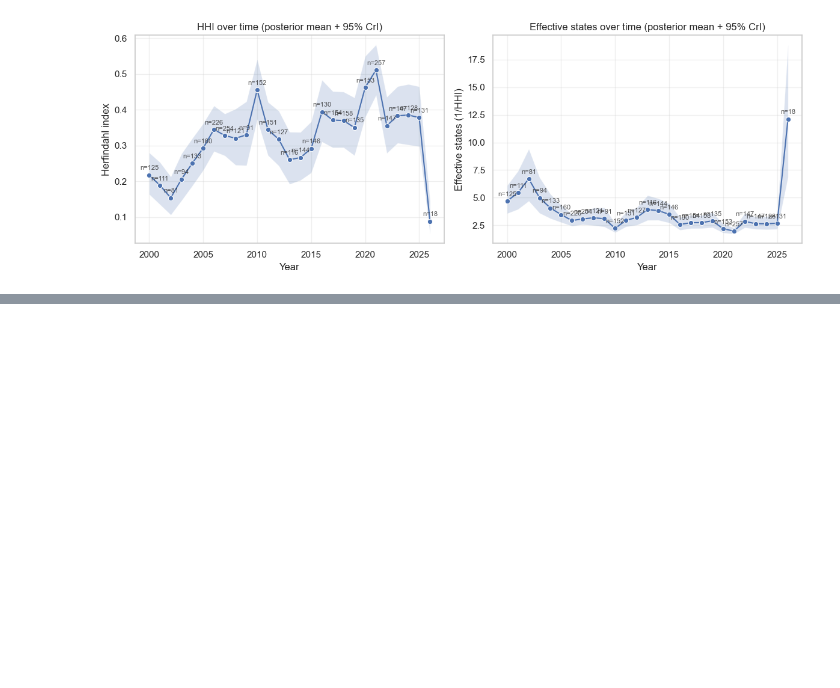
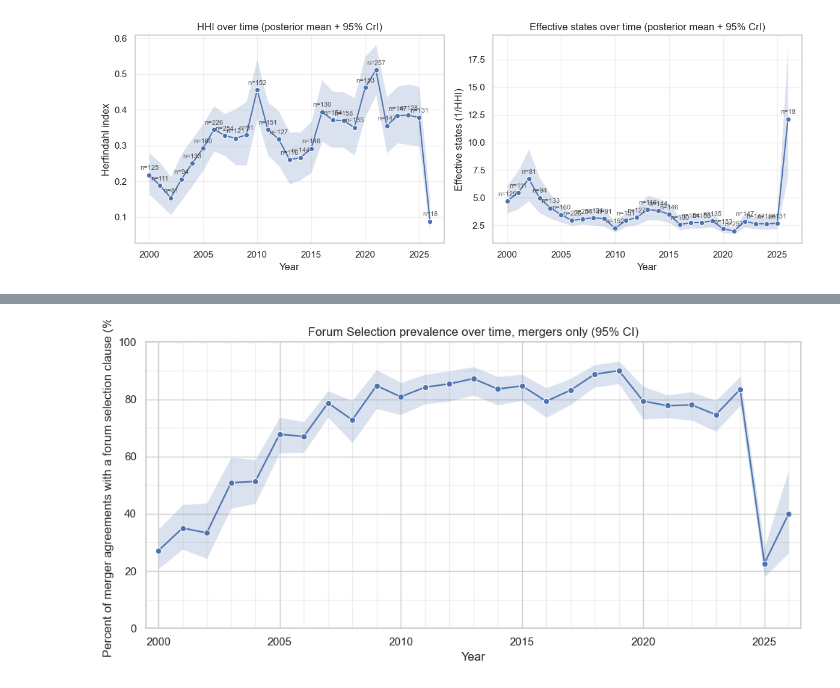
Before and after one commit to PlatosTwin/pandects-app, a Jupyter notebook: examples/pandects_api_governing_law.ipynb, the cells around one changed output, grey strips where cells are left out. Cells and saved outputs as stored; diff of their text form; code cells hidden in the pictures; blank space fills up the shorter version.

```diff
--- a/examples/pandects_api_governing_law.ipynb
+++ b/examples/pandects_api_governing_law.ipynb
@@ -1422,0 +1496,18 @@ plt.show()
+# %%
+# Expand requested metadata into top-level columns
+df = df.join(pd.json_normalize(df["metadata"]))
+# %%
+# Map deal type codes to display labels
+deal_type_map = {
+    "merger": "Merger",
+    "stock_acquisition": "Stock acquisition",
+    "asset_acquisition": "Asset acquisition",
+    "membership_interest_purchase": "Membership interest",
+    "tender_offer": "Tender offer",
+}
+
+df['deal_type'] = df['deal_type'].map(deal_type_map)
+# %%
+print(df.shape)
+df = df.drop_duplicates(subset='agreement_uuid', keep=False)
+df.shape
@@ -1422,0 +1615,62 @@ plt.show()
+# %%
+forum_clause_presence_df = (
+    df.query('deal_type == "Merger"')
+      .dropna(subset=["agreement_uuid", "year"])
+      .assign(year=lambda d: d["year"].astype(int))
+      .loc[:, ["agreement_uuid", "year"]]
+      .assign(has_forum_clause=1)
+)
+
+yearly_totals = (
+    merger_agreements_df.groupby("year", as_index=False)
+                       .agg(n_agreements=("agreement_uuid", "size"))
+)
+
+yearly_with_clause = (
+    forum_clause_presence_df.groupby("year", as_index=False)
+                           .agg(k=("has_forum_clause", "sum"))
+)
+
+forum_prevalence_df = (
+    yearly_totals.merge(yearly_with_clause, on="year", how="left")
+                 .fillna({"k": 0})
+                 .assign(k=lambda d: d["k"].astype(int))
+                 .sort_values("year")
+)
+
+lo, hi = wilson_ci(forum_prevalence_df["k"], forum_prevalence_df["n_agreements"])
+forum_prevalence_df["pct"] = (forum_prevalence_df["k"] / forum_prevalence_df["n_agreements"]) * 100
+forum_prevalence_df["lo"] = lo * 100
+forum_prevalence_df["hi"] = hi * 100
+
+plt.figure(figsize=(10, 5))
+sns.lineplot(data=forum_prevalence_df, x="year", y="pct", marker="o")
+
+ax = plt.gca()
+ax.fill_between(
+    forum_prevalence_df["year"].to_numpy(),
+    forum_prevalence_df["lo"].to_numpy(),
+    forum_prevalence_df["hi"].to_numpy(),
+    alpha=0.2,
+)
+
+ax.xaxis.set_major_formatter(plt.matplotlib.ticker.StrMethodFormatter("{x:.0f}"))
+plt.xlabel("Year")
+plt.ylabel("Percent of merger agreements with a forum selection clause (%)")
+plt.title("Forum Selection prevalence over time, mergers only (95% CI)")
+plt.ylim(0, 100)
+x_min, x_max = forum_prevalence_df["year"].min(), forum_prevalence_df["year"].max()
+plt.xlim(x_min - 0.5, x_max + 0.5)
+
+ax.yaxis.set_major_locator(MultipleLocator(20))
+ax.yaxis.set_minor_locator(MultipleLocator(10))
+ax.xaxis.set_major_locator(MultipleLocator(5))
+ax.xaxis.set_minor_locator(MultipleLocator(1))
+
+ax.grid(True, which="major", axis="both")
+ax.grid(True, which="minor", axis="both", alpha=0.3)
+
+plt.tight_layout()
+plt.show()
+# %% [output]
+[figure, added]
```
Also changed, not shown: parts of 48 cells of this notebook, 2 other files.
